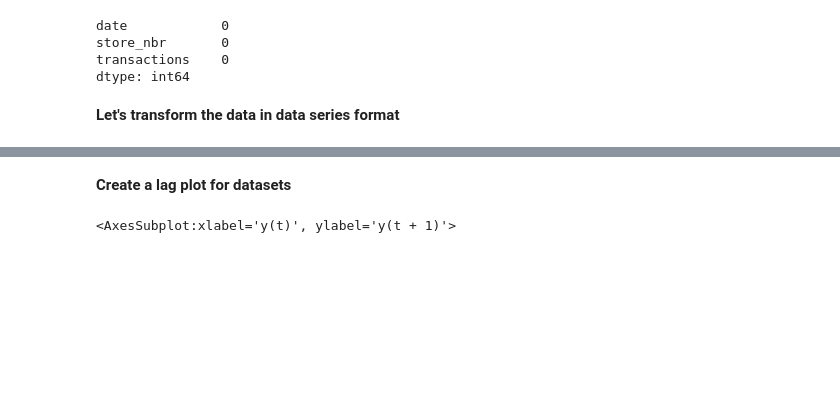
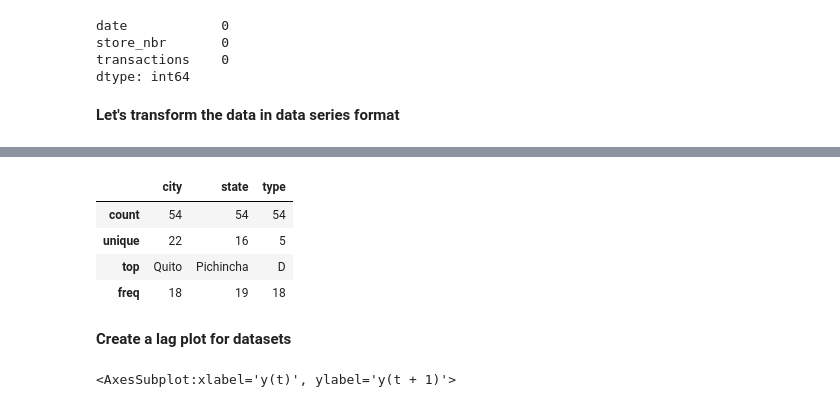
Before and after one commit to AleksandrMorozov123/Competition-on-kaggle-, a Jupyter notebook: time-series-forecasting-with-python.ipynb, the cells around one changed output, grey strips where cells are left out. Cells and saved outputs as stored; diff of their text form; code cells hidden in the pictures; blank space fills up the shorter version.

```diff
--- a/time-series-forecasting-with-python.ipynb
+++ b/time-series-forecasting-with-python.ipynb
@@ -161,3 +169,11 @@ transactions ['date'] = pd.to_datetime(transactions ['date'])
+# %%
+stores.describe(include=[object])
+# %% [output]
+|  | city | state | type |
+| count | 54 | 54 | 54 |
+| unique | 22 | 16 | 5 |
+| top | Quito | Pichincha | D |
+| freq | 18 | 19 | 18 |
 # %% [markdown]
 **Create a lag plot for datasets**
 # %%
```
Also changed, not shown: parts of 9 cells of this notebook.
